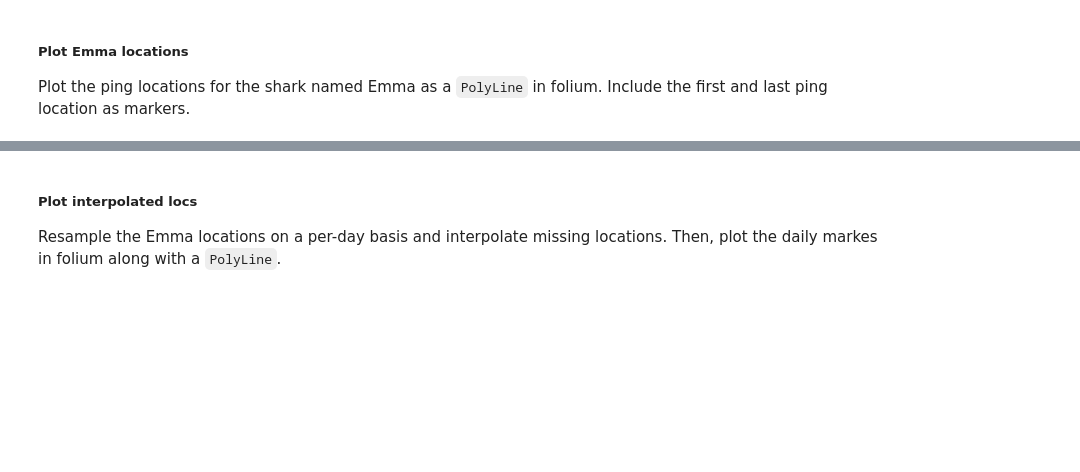
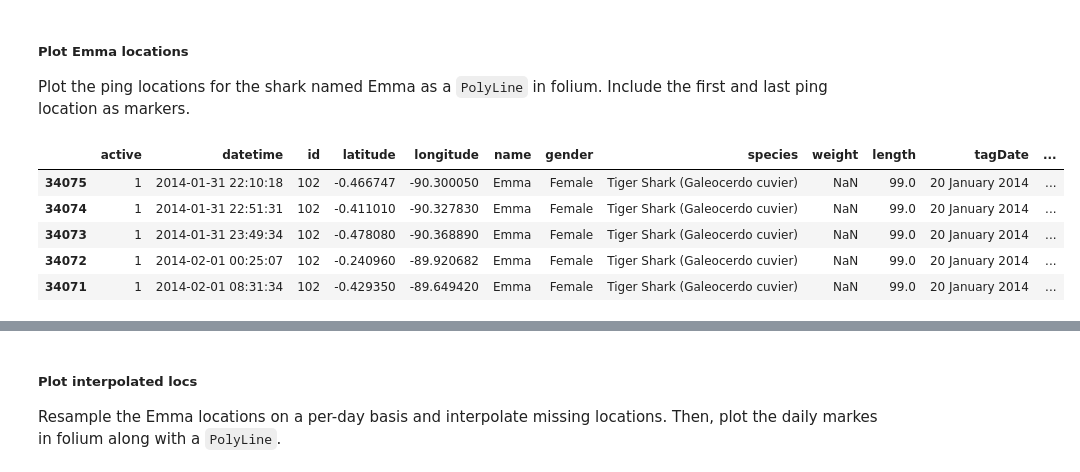
Before and after one commit to elsharkk/ocearch, a Jupyter notebook: 3. Hard Challenge.ipynb, the cells around one changed output, grey strips where cells are left out. Drawn from its saved outputs; the diff is of its cells as text; code cells hidden in the pictures; blank space fills up the shorter version.

```diff
--- a/3. Hard Challenge.ipynb
+++ b/3. Hard Challenge.ipynb
@@ -54,0 +115,10 @@ Plot the ping locations for the shark named Emma as a `PolyLine` in folium.  Inc
+# %%
+emma = df[df.name == 'Emma'].copy().sort_values(by='datetime')
+emma.head()
+# %% [output]
+|  | active | datetime | id | latitude | longitude | name | gender | species | weight | length | tagDate | ... |
+| 34075 | 1 | 2014-01-31 22:10:18 | 102 | -0.466747 | -90.300050 | Emma | Female | Tiger Shark (Galeocerdo cuvier) | NaN | 99.0 | 20 January 2014 | ... |
+| 34074 | 1 | 2014-01-31 22:51:31 | 102 | -0.411010 | -90.327830 | Emma | Female | Tiger Shark (Galeocerdo cuvier) | NaN | 99.0 | 20 January 2014 | ... |
+| 34073 | 1 | 2014-01-31 23:49:34 | 102 | -0.478080 | -90.368890 | Emma | Female | Tiger Shark (Galeocerdo cuvier) | NaN | 99.0 | 20 January 2014 | ... |
+| 34072 | 1 | 2014-02-01 00:25:07 | 102 | -0.240960 | -89.920682 | Emma | Female | Tiger Shark (Galeocerdo cuvier) | NaN | 99.0 | 20 January 2014 | ... |
+| 34071 | 1 | 2014-02-01 08:31:34 | 102 | -0.429350 | -89.649420 | Emma | Female | Tiger Shark (Galeocerdo cuvier) | NaN | 99.0 | 20 January 2014 | ... |
```
Also changed, not shown: parts of 12 cells of this notebook, 3 other files.
